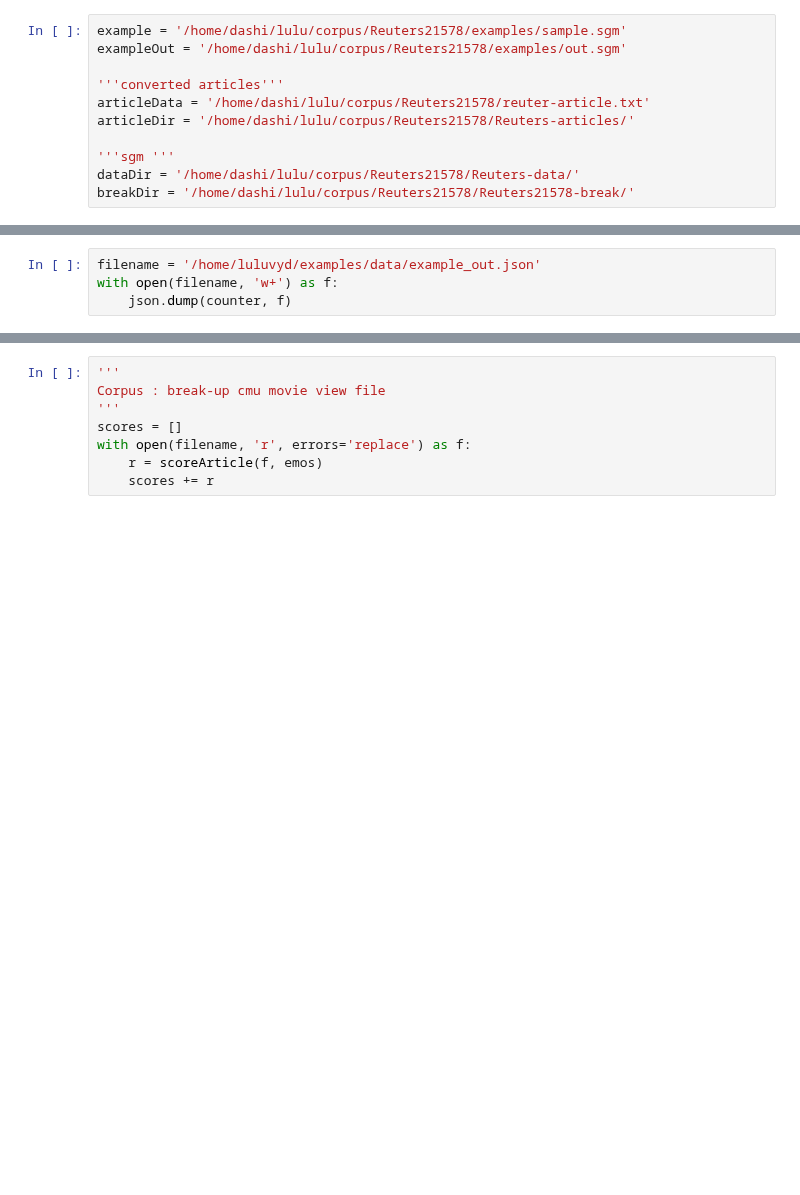
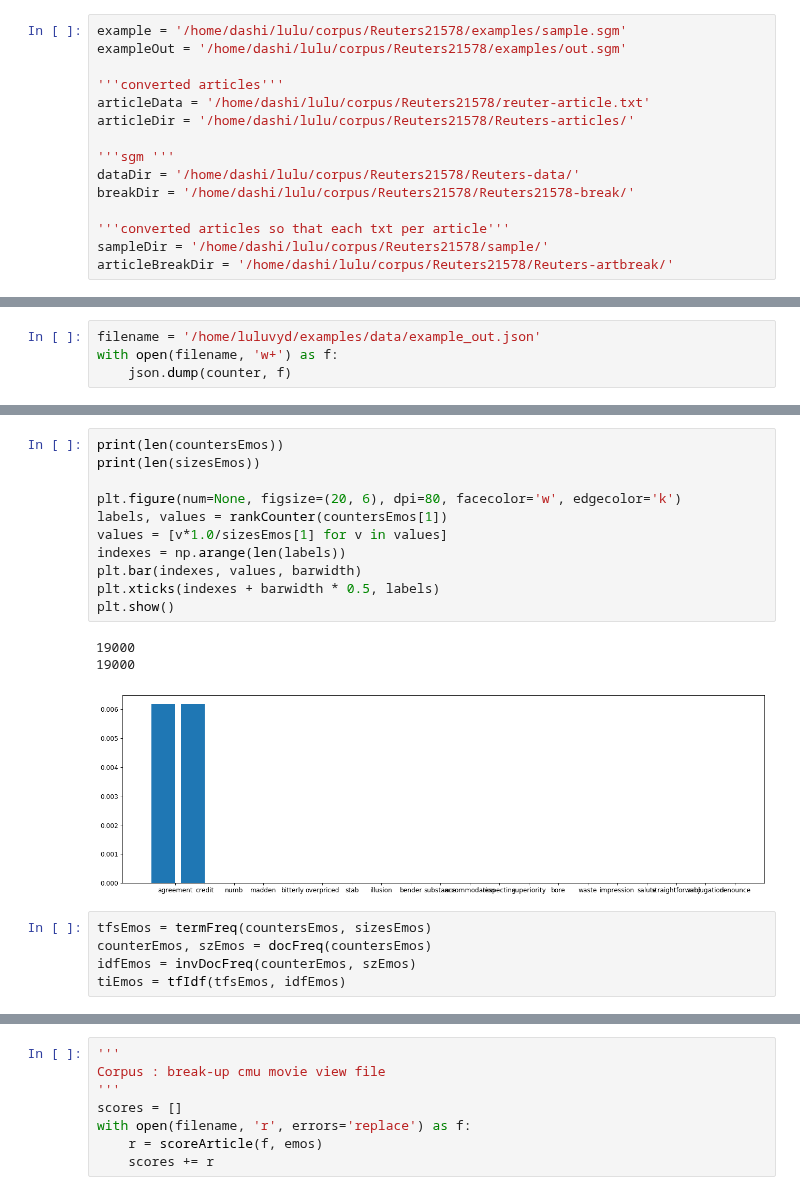
Before and after one commit to lucerne/com_metrics_chatbot, a Jupyter notebook: code/analysis/analyze_reuter.ipynb, the cells around one changed output, grey strips where cells are left out. Cells and saved outputs as stored; diff of their text form; blank space fills up the shorter version.

```diff
--- a/code/analysis/analyze_reuter.ipynb
+++ b/code/analysis/analyze_reuter.ipynb
@@ -31,6 +34,10 @@ articleDir = '/home/dashi/lulu/corpus/Reuters21578/Reuters-articles/'
 '''sgm '''
 dataDir = '/home/dashi/lulu/corpus/Reuters21578/Reuters-data/'
 breakDir = '/home/dashi/lulu/corpus/Reuters21578/Reuters21578-break/'
+
+'''converted articles so that each txt per article'''
+sampleDir = '/home/dashi/lulu/corpus/Reuters21578/sample/'
+articleBreakDir = '/home/dashi/lulu/corpus/Reuters21578/Reuters-artbreak/'
 # %%
 nlp = spacy.load('en_core_web_md')
 emos = loadEmotionWords('/home/dashi/lulu/corpus/NRC-Emotion-Lexicon-v0.92/Generated-EmotionWords.txt')
@@ -560,0 +448,20 @@ Counter({'be': 32, 'have': 12, 'do': 6, 'get': 5, 'take': 4, 'seem': 2, 'make':
+# %%
+print(len(countersEmos))
+print(len(sizesEmos))
+
+plt.figure(num=None, figsize=(20, 6), dpi=80, facecolor='w', edgecolor='k')
+labels, values = rankCounter(countersEmos[1])
+values = [v*1.0/sizesEmos[1] for v in values]
+indexes = np.arange(len(labels))
+plt.bar(indexes, values, barwidth)
+plt.xticks(indexes + barwidth * 0.5, labels)
+plt.show()
+# %% [output]
+19000
+19000
+[figure, added]
+# %%
+tfsEmos = termFreq(countersEmos, sizesEmos)
+counterEmos, szEmos = docFreq(countersEmos)
+idfEmos = invDocFreq(counterEmos, szEmos)
+tiEmos = tfIdf(tfsEmos, idfEmos)
```
Also changed, not shown: parts of 37 cells of this notebook, 1 other file.
